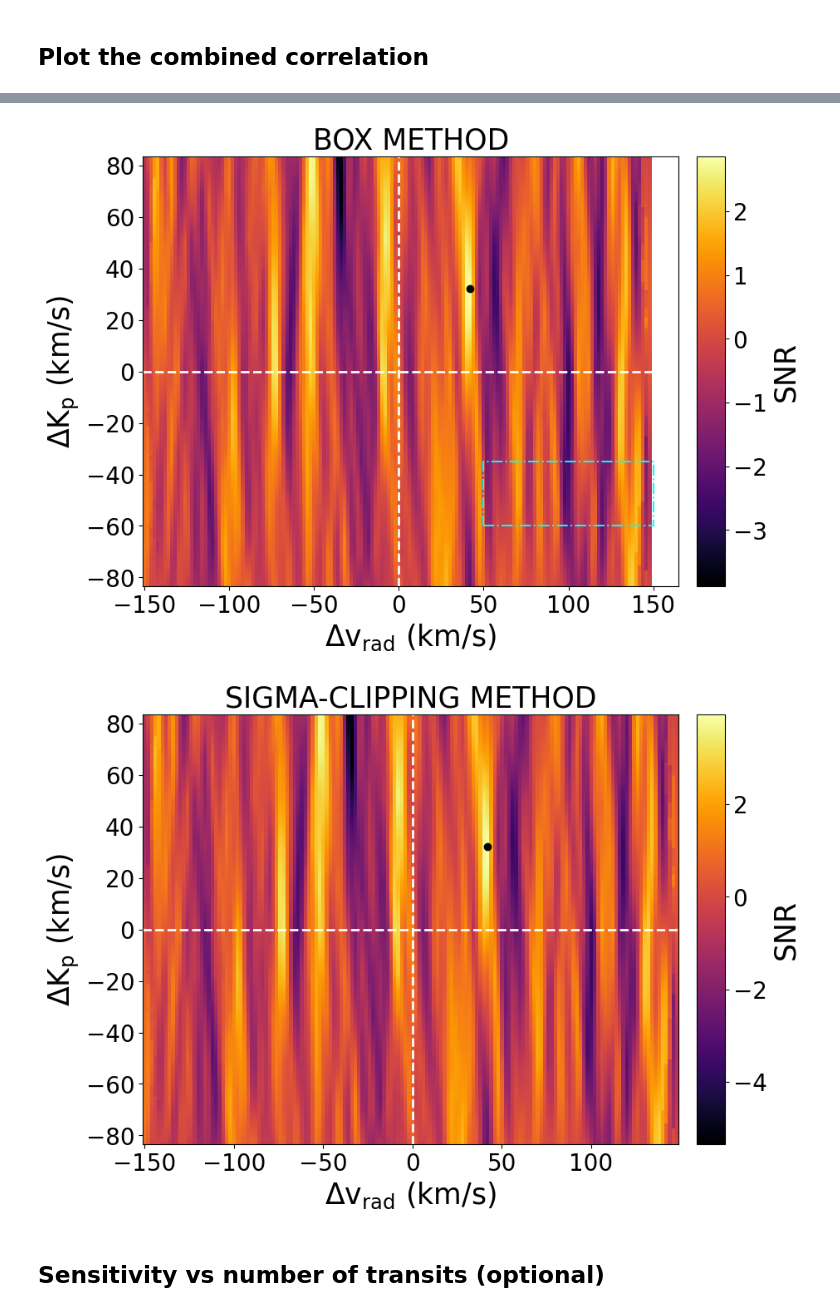
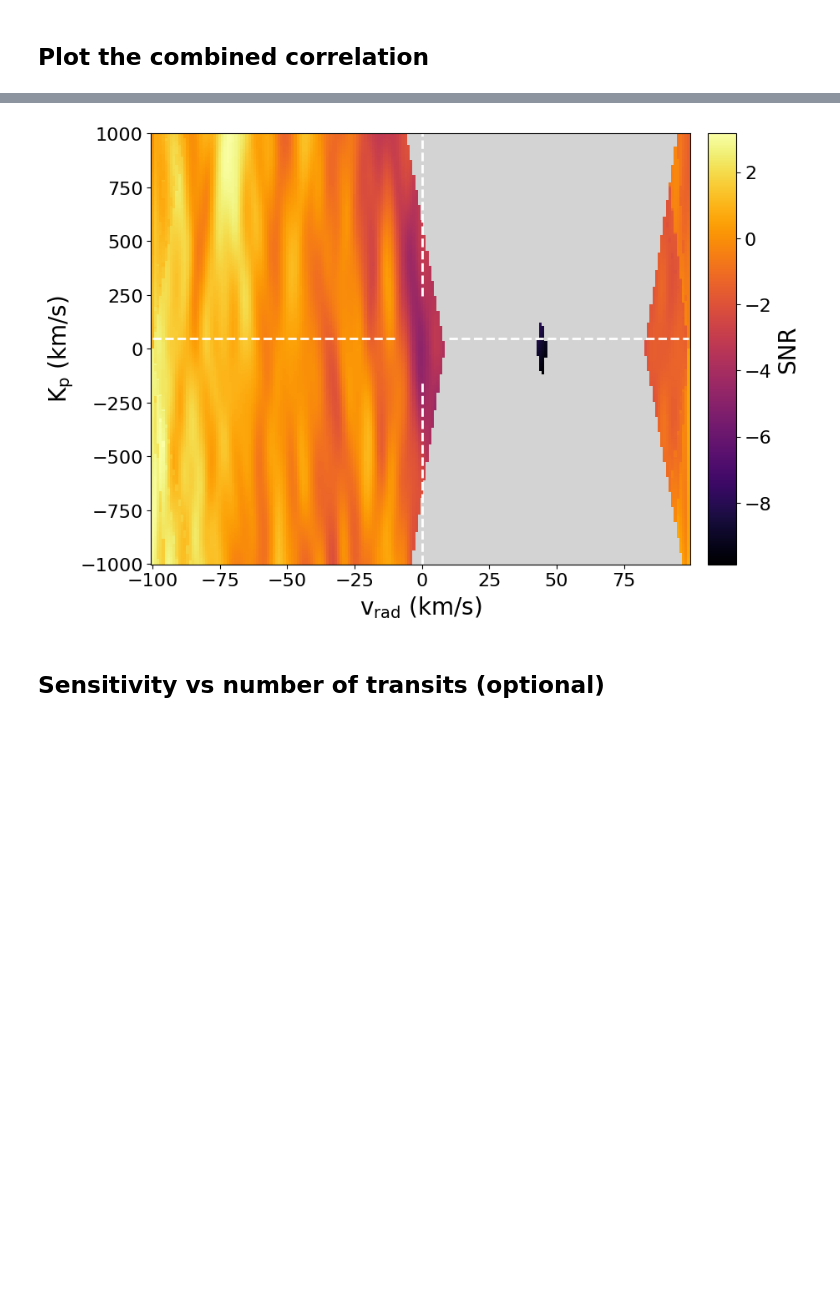
Before and after one commit to mathisbouffard/HRS_with_starships, a Jupyter notebook: HRS_analysis/notebooks/Correlations_new.ipynb, the cells around one changed output, grey strips where cells are left out. Drawn from its saved outputs; the diff is of its cells as text; code cells hidden in the pictures; blank space fills up the shorter version.

```diff
--- a/HRS_analysis/notebooks/Correlations_new.ipynb
+++ b/HRS_analysis/notebooks/Correlations_new.ipynb
@@ -293,17 +312,16 @@ for filename in filename_list:
     n_pc = int(obs.params[5])
     mask_wings = int(obs.params[1] * 100)  # in percent
 
-    out_filename = f'{Path(filename).stem}_ccf_logl_seq_{model_name}'
+    out_filename = f'{Path(filename).stem}_{reduc_version}_ccf_logl_seq_{model_name}'
 
 
     print(f"\033[1mCorrelation for {visit_name} with {n_pc} PC\033[0m")
     print("Reduction directory is:", reduc_dir)
     print("Correlations directory is:", output_dir)
 
-
     try:
         # Check if already generated
-        saved_values = np.load(output_dir / Path(out_filename).with_suffix('.npz'))
+        saved_values = np.load(output_dir / Path(out_filename + '.npz'))
         ccf_map = saved_values['corr']
         logl_map = saved_values['logl']
         print(f"Correlation already generated. Loading saved values...")
@@ -641,7 +656,7 @@ pl_obs.log.setLevel("WARNING")  # do not print entire log in this cell
 # Correlation setup
 corrRV0 = np.arange(-corr_xlim, corr_xlim, step_RV_inj)  # x axis (Vrad)
 combined_ccf = []
-combined_logl = []
+# combined_logl = []
 combined_obs = []
 visit_dict = dict()
 all_visits_str = ""
@@ -694,7 +709,7 @@ for reduc_idx, reduc in enumerate(file_arr):
     obs = pl_obs.load_single_sequences(fname, pl_name, path=reduc_dir, load_all=False, filename_end='', plot=False, planet=planet_obj)
 
 
-    out_filename = f'{Path(fname).stem}_ccf_logl_seq_{model_name}'
+    out_filename = f'{Path(fname).stem}_{version}_ccf_logl_seq_{model_name}'
 
 
     try:
@@ -709,19 +724,18 @@ for reduc_idx, reduc in enumerate(file_arr):
         ccf_map, logl_map = corr.calc_logl_injred(obs,'seq', planet_obj, Kp_array, corrRV0, [nPC], wave_mod, model_spec, kind_trans)
         corr.save_logl_seq(corr_dir / Path(out_filename), ccf_map, logl_map, wave_mod, model_spec, nPC, Kp_array, corrRV0, kind_trans)
 
-
     all_visits_str += visit_nb + "-"
 
     visit_dict[str(reduc_idx + 1)] = obs
     combined_obs.append(obs)
     combined_ccf.append(ccf_map)
-    combined_logl.append(logl_map)
+    # combined_logl.append(logl_map)
 
 
 transit_tags = [np.arange(obs.n_spec) for obs in visit_dict.values()]
 all_visits = pl_obs.gen_merge_obs_sequence(obs, visit_dict, np.arange(1, len(file_arr) + 1), None, coeffs, ld_model, kind_trans, light=True)
 all_visits.dt = np.concatenate([vst.dt for vst in visit_dict.values()])  # exposure times
-all_vists_str = all_visits_str[:-1]
+all_visits_str = all_visits_str[:-1]
 visit_dict[all_visits_str.replace("-", "")] = all_visits
 
 
@@ -855,12 +829,31 @@ Histogram for Kp = 83.08 and RV = -2.00
 # %%
+# BOX AND SIGMA-CLIPPING METHODS
+
+# Choose Vrad (x-axis) Kp (y-axis) values
+rv_grid = corrRV0
+kp_grid = np.linspace(-1000, 1000, 400)
+
+# # Set Vrad and Kp limits for the box in the box method
+# box_Vrad = (75, 95)
+# box_Kp = (-60, -35)
+
+# Set sigma limit and max number of iterations for the sigma-clipping method
+clip_sigma = 2
+clip_iter = 9
+
+# Save a figure
+# save_box = None
+save_clip = None  # directory and file name
+
+#-------------------------------------------------------#
+
 # Plot box and sigma-clipping methods
-pf.calculate_KpVsys_map(all_visits, ccf_obj_comb, method='box', rv_grid=rv_grid, kp_grid=kp_grid,
-                        box_Vrad=box_Vrad, box_Kp=box_Kp)
+# pf.calculate_KpVsys_map(all_visits, ccf_obj_comb, method='box', rv_grid=rv_grid, kp_grid=kp_grid,
+#                         box_Vrad=box_Vrad, box_Kp=box_Kp, savefig=save_box)
 pf.calculate_KpVsys_map(all_visits, ccf_obj_comb, method='clip', rv_grid=rv_grid, kp_grid=kp_grid,
-                        clip_sigma=clip_sigma, clip_iter=clip_iter)
+                        clip_sigma=clip_sigma, clip_iter=clip_iter, title=False, savefig=save_clip)
 # %% [output]
-[figure, old version]
+[figure, new version]
-[figure, removed]
 # %% [markdown]
 ## Sensitivity vs number of transits (optional)
 # %%
```
Also changed, not shown: parts of 9 cells of this notebook, 24 other files.
